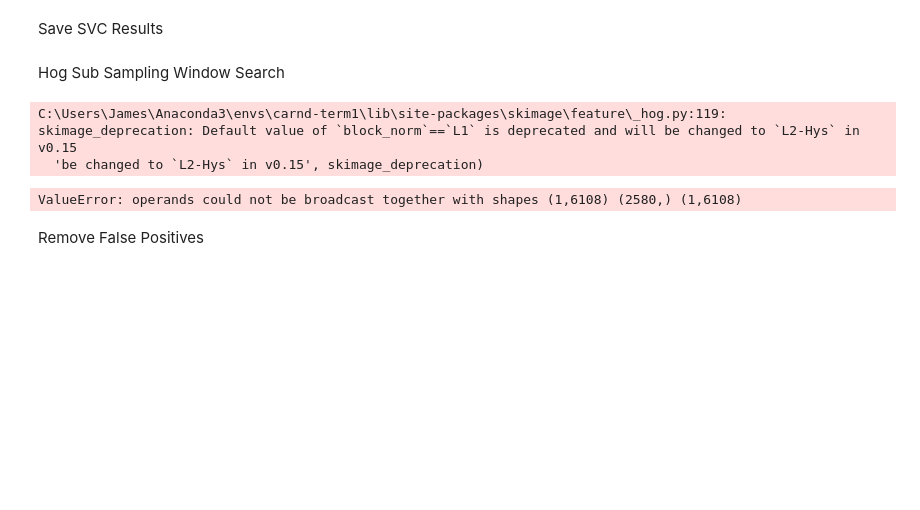
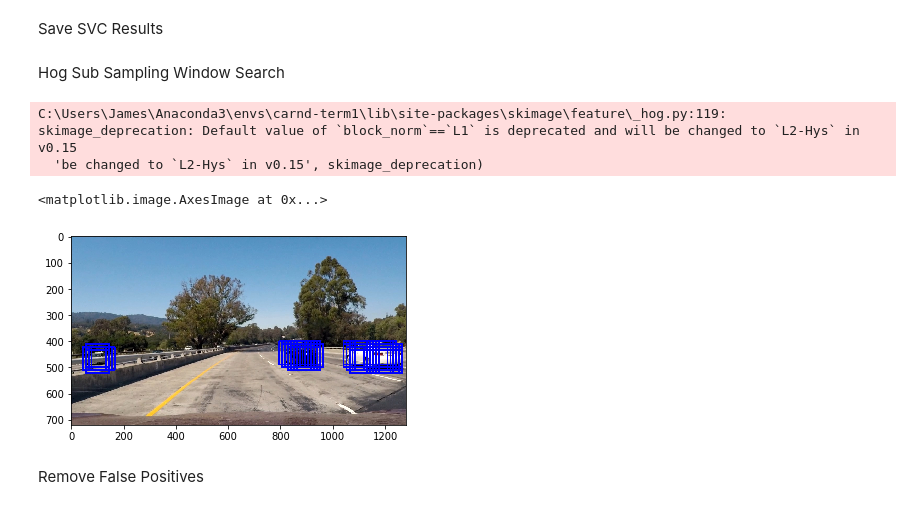
Before and after one commit to jtuckerdunn/CarND-Vehicle-Detection-P5, a Jupyter notebook: vehicle-detection.ipynb, the cells around one changed output. Saved outputs shown, nothing was run; the diff lists cells and outputs as text; code cells hidden in the pictures; blank space fills up the shorter version.

```diff
--- a/vehicle-detection.ipynb
+++ b/vehicle-detection.ipynb
@@ -703,13 +715,24 @@ X_scaler = dist_pickle["scaler"]
 orient = dist_pickle["orient"]
 pix_per_cell = dist_pickle["pix_per_cell"]
 cell_per_block = dist_pickle["cell_per_block"]
-spatial_size = (16,16)
+spatial_size = (32,32)
 hist_bins = dist_pickle["hist_bins"]
+
+img_boxes = []
+out_images = []
+out_maps = []
+out_titles = []
+out_boxes = []
+ystart = 400
+ystop = 656
+scale = 1.4
+
 
 # Define a single function that can extract features using hog sub-sampling and make predictions
 def find_cars(img, ystart, ystop, scale, svc, X_scaler, orient, pix_per_cell, cell_per_block, spatial_size, hist_bins):
 
     draw_img = np.copy(img)
+    heatmap = np.zeros_like(img[:,:,0])
     img = img.astype(np.float32)/255
 
     img_tosearch = img[ystart:ystop,:,:]
@@ -730,7 +753,7 @@ def find_cars(img, ystart, ystop, scale, svc, X_scaler, orient, pix_per_cell, ce
     # 64 was the orginal sampling rate, with 8 cells and 8 pix per cell
     window = 64
     nblocks_per_window = (window // pix_per_cell) - cell_per_block + 1
-    cells_per_step = 2  # Instead of overlap, define how many cells to step
+    cells_per_step = 1  # Instead of overlap, define how many cells to step
     nxsteps = (nxblocks - nblocks_per_window) // cells_per_step
     nysteps = (nyblocks - nblocks_per_window) // cells_per_step
 
@@ -749,39 +772,39 @@ def find_cars(img, ystart, ystop, scale, svc, X_scaler, orient, pix_per_cell, ce
             hog_feat3 = hog3[ypos:ypos+nblocks_per_window, xpos:xpos+nblocks_per_window].ravel()
             hog_features = np.hstack((hog_feat1, hog_feat2, hog_feat3))
 
             xleft = xpos*pix_per_cell
             ytop = ypos*pix_per_cell
 
             # Extract the image patch
             subimg = cv2.resize(ctrans_tosearch[ytop:ytop+window, xleft:xleft+window], (64,64))
 
             # Get color features
             spatial_features = bin_spatial(subimg, size=spatial_size)
             hist_features = color_hist(subimg, nbins=hist_bins)
 
             # Scale features and make a prediction
             test_features = X_scaler.transform(np.hstack((spatial_features, hist_features, hog_features)).reshape(1, -1))
             test_prediction = svc.predict(test_features)
 
             if test_prediction == 1:
                 xbox_left = np.int(xleft*scale)
                 ytop_draw = np.int(ytop*scale)
                 win_draw = np.int(window*scale)
                 cv2.rectangle(draw_img,(xbox_left, ytop_draw+ystart),(xbox_left+win_draw,ytop_draw+win_draw+ystart),(0,0,255),6)
+                img_boxes.append(((xbox_left, ytop_draw+ystart),(xbox_left+win_draw,ytop_draw+win_draw+ystart)))
+                heatmap[ytop_draw+ystart:ytop_draw+win_draw+ystart, xbox_left:xbox_left+win_draw] += 1
 
-    return draw_img
+    return draw_img, heatmap
 
-ystart = 400
-ystop = 656
-scale = 1.5
 
 out_img = find_cars(img, ystart, ystop, scale, svc, X_scaler, orient, pix_per_cell, cell_per_block, spatial_size, hist_bins)
 
-plt.imshow(out_img)
+plt.imshow(out_img[0])
 # %% [output]
 C:\Users\James\Anaconda3\envs\carnd-term1\lib\site-packages\skimage\feature\_hog.py:119: skimage_deprecation: Default value of `block_norm`==`L1` is deprecated and will be changed to `L2-Hys` in v0.15
   'be changed to `L2-Hys` in v0.15', skimage_deprecation)
-ValueError: operands could not be broadcast together with shapes (1,6108) (2580,) (1,6108)
+<matplotlib.image.AxesImage at 0x...>
+[figure, added]
 # %% [markdown]
 Remove False Positives
 # %%
```
Also changed, not shown: parts of 12 cells of this notebook, 10 other files.
